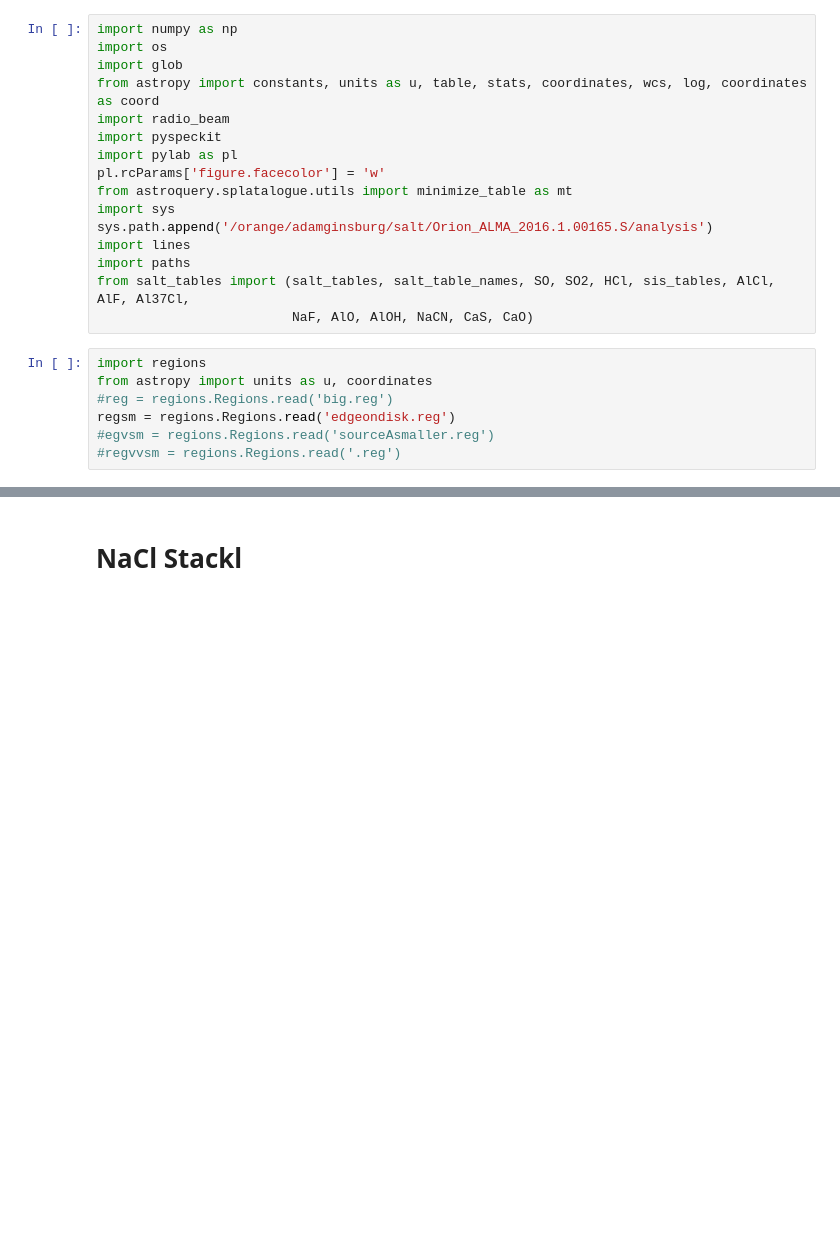
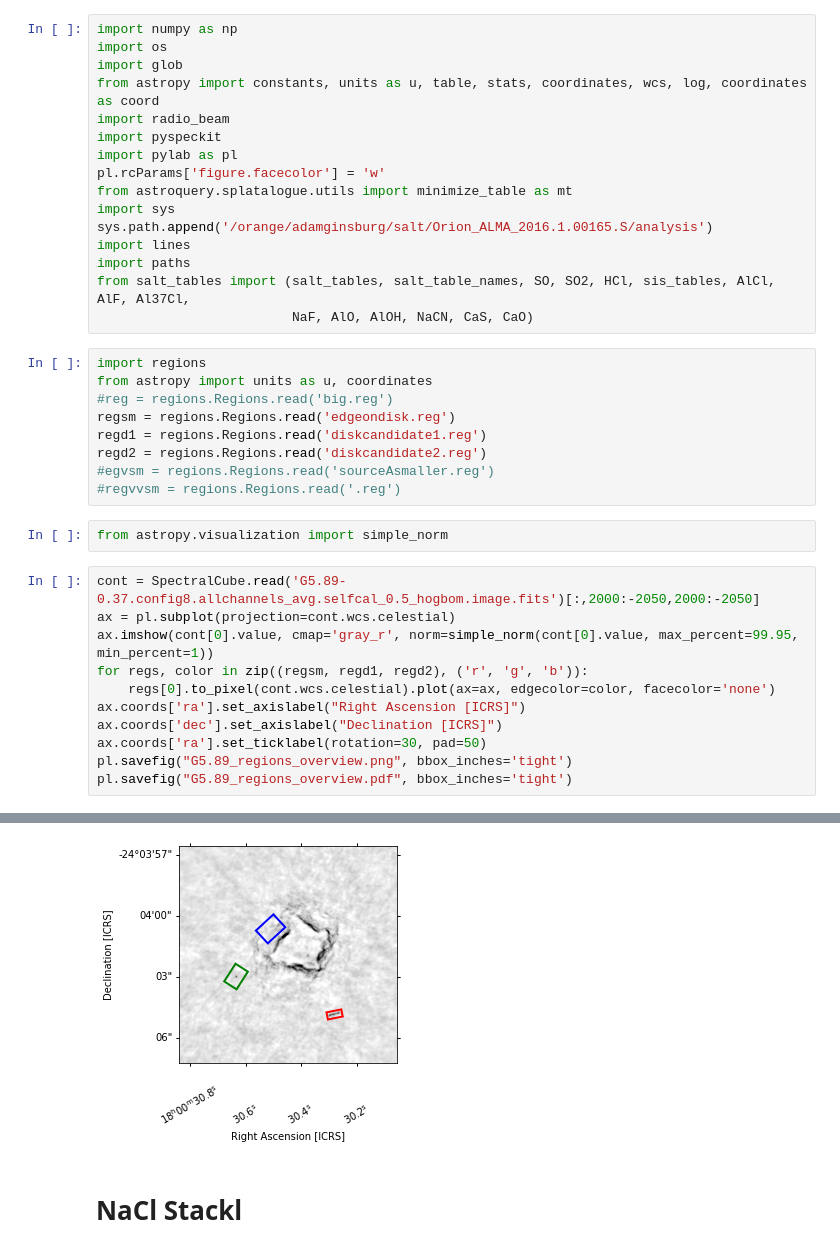
Before and after one commit to keflavich/saltmining, a Jupyter notebook: notebooks/SanhuezaG5.ipynb, the cells around one changed output, grey strips where cells are left out. Saved outputs shown, nothing was run; the diff lists cells and outputs as text; blank space fills up the shorter version.

```diff
--- a/notebooks/SanhuezaG5.ipynb
+++ b/notebooks/SanhuezaG5.ipynb
@@ -56,5 +78,21 @@ import regions
 from astropy import units as u, coordinates
 #reg = regions.Regions.read('big.reg')
 regsm = regions.Regions.read('edgeondisk.reg')
+regd1 = regions.Regions.read('diskcandidate1.reg')
+regd2 = regions.Regions.read('diskcandidate2.reg')
 #egvsm = regions.Regions.read('sourceAsmaller.reg')
 #regvvsm = regions.Regions.read('.reg')
+# %%
+from astropy.visualization import simple_norm
+# %%
+cont = SpectralCube.read('G5.89-0.37.config8.allchannels_avg.selfcal_0.5_hogbom.image.fits')[:,2000:-2050,2000:-2050]
+ax = pl.subplot(projection=cont.wcs.celestial)
+ax.imshow(cont[0].value, cmap='gray_r', norm=simple_norm(cont[0].value, max_percent=99.95, min_percent=1))
+for regs, color in zip((regsm, regd1, regd2), ('r', 'g', 'b')):
+    regs[0].to_pixel(cont.wcs.celestial).plot(ax=ax, edgecolor=color, facecolor='none')
+ax.coords['ra'].set_axislabel("Right Ascension [ICRS]")
+ax.coords['dec'].set_axislabel("Declination [ICRS]")
+ax.coords['ra'].set_ticklabel(rotation=30, pad=50)
+pl.savefig("G5.89_regions_overview.png", bbox_inches='tight')
+pl.savefig("G5.89_regions_overview.pdf", bbox_inches='tight')
+# %% [output]
@@ -61,3 +104,4 @@ regsm = regions.Regions.read('edgeondisk.reg')
+[figure, added]
 # %% [markdown]
 # NaCl Stackl
 # %%
```
Also changed, not shown: parts of 26 cells of this notebook, 6 other files.
